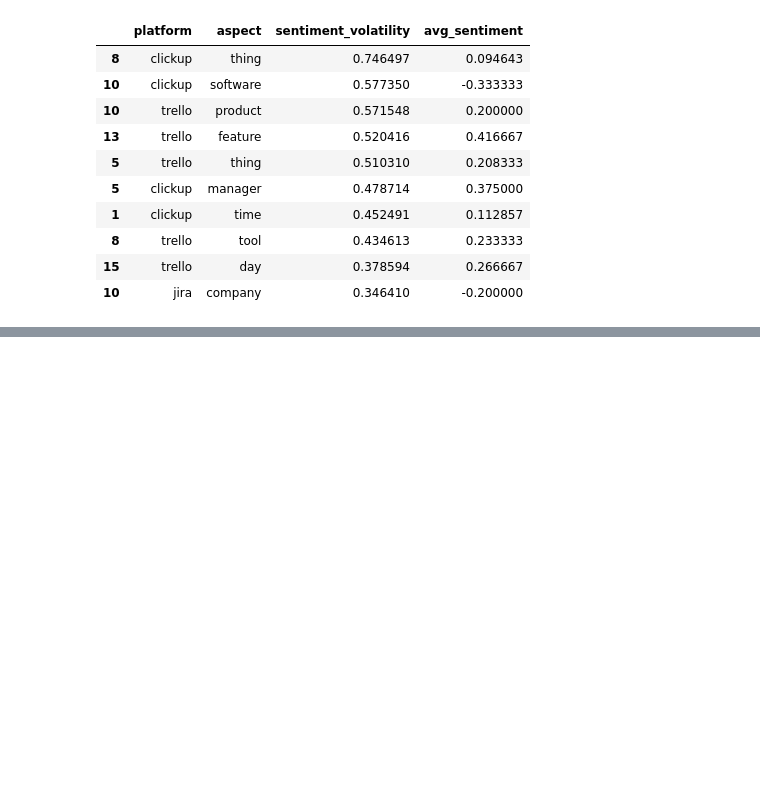
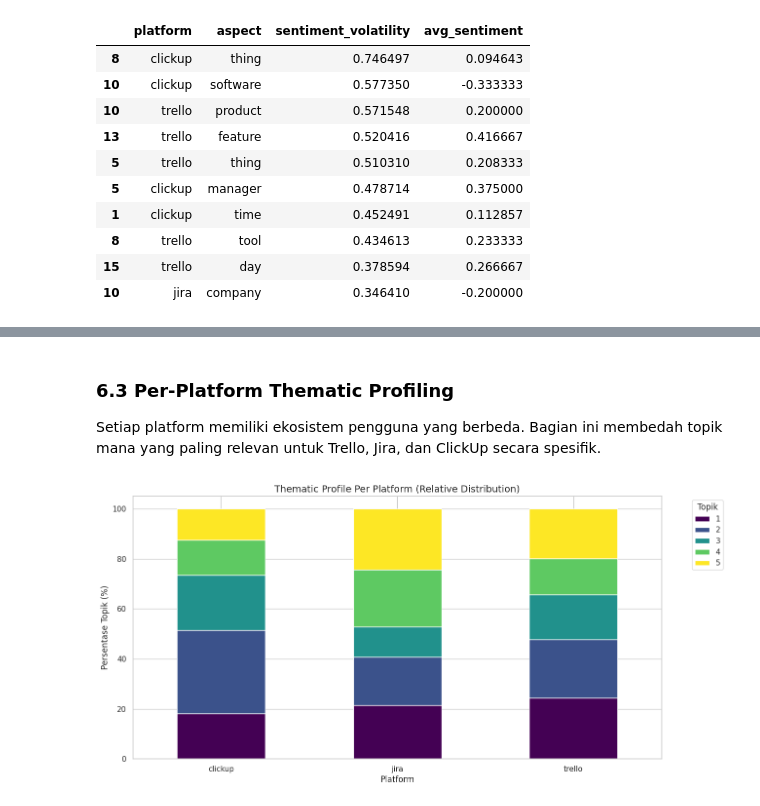
Before and after one commit to LatiefDataVisionary/pm-tools-absa-analysis, a Jupyter notebook: notebook/absa_x.ipynb, the cells around one changed output, grey strips where cells are left out. Saved outputs shown, nothing was run; the diff lists cells and outputs as text; code cells hidden in the pictures; blank space fills up the shorter version.

```diff
--- a/notebook/absa_x.ipynb
+++ b/notebook/absa_x.ipynb
@@ -1114,0 +1192,28 @@ identify_polarizing_features(strategic_insights)
+# %% [markdown]
+### **6.3 Per-Platform Thematic Profiling**
+Setiap platform memiliki ekosistem pengguna yang berbeda. Bagian ini membedah topik mana yang paling relevan untuk Trello, Jira, dan ClickUp secara spesifik.
+# %%
+def profile_topics_by_platform(df, model, vectorizer):
+    # Get topic distribution for each document
+    dtm = vectorizer.transform(df['clean_text'])
+    topic_dist = model.transform(dtm)
+
+    # Assign dominant topic to each row
+    df['dominant_topic'] = topic_dist.argmax(axis=1) + 1
+
+    # Pivot table for platform vs topic
+    platform_topics = df.groupby(['platform', 'dominant_topic']).size().unstack(fill_value=0)
+    platform_topics_pct = platform_topics.div(platform_topics.sum(axis=1), axis=0) * 100
+
+    plt.figure(figsize=(14, 7))
+    platform_topics_pct.plot(kind='bar', stacked=True, colormap='viridis', ax=plt.gca())
+    plt.title('Thematic Profile Per Platform (Relative Distribution)')
+    plt.ylabel('Persentase Topik (%)')
+    plt.xlabel('Platform')
+    plt.legend(title='Topik', bbox_to_anchor=(1.05, 1), loc='upper left')
+    plt.xticks(rotation=0)
+    plt.show()
+
+profile_topics_by_platform(combined_df, lda_model, tfidf_vec)
+# %% [output]
+[figure, added]
```
Also changed, not shown: parts of 13 cells of this notebook.
